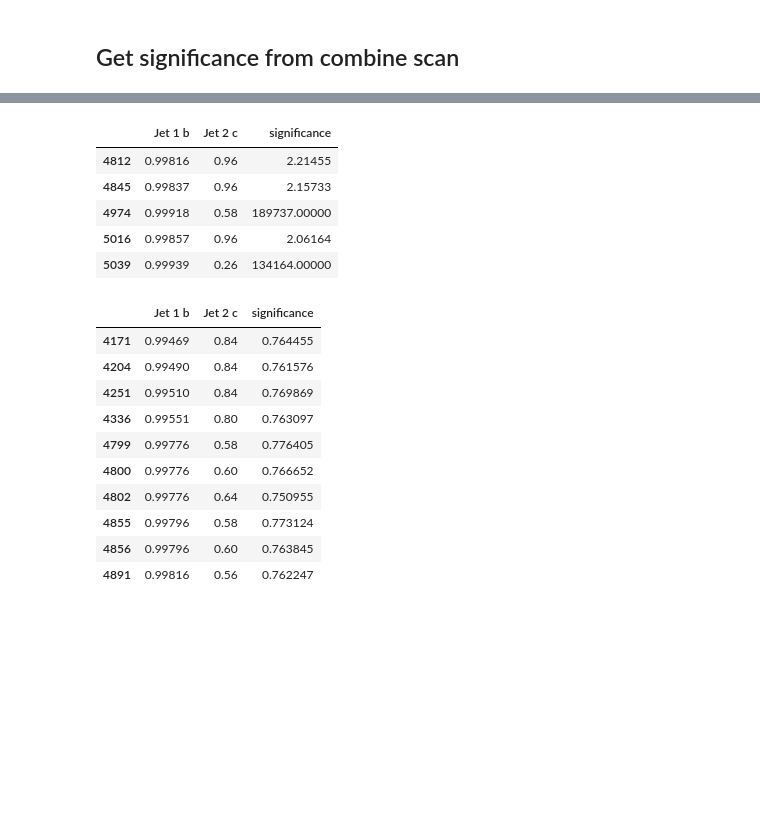
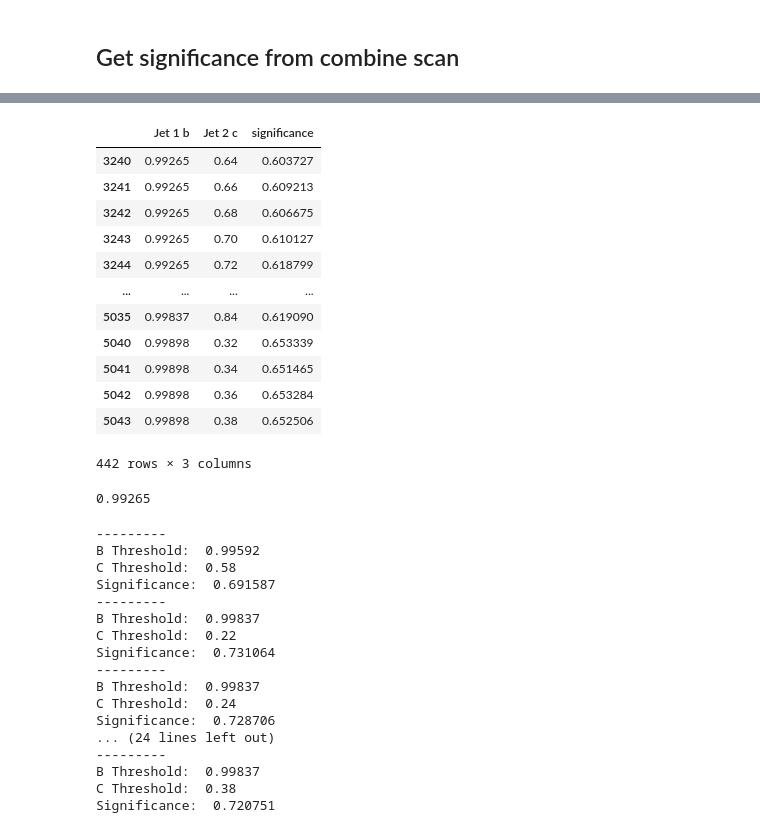
Before and after one commit to Duchstf/VHbb, a Jupyter notebook: combine/combine_scan_Oct42023/scan_plot.ipynb, the cells around one changed output, grey strips where cells are left out. Drawn from its saved outputs; the diff is of its cells as text; code cells hidden in the pictures; blank space fills up the shorter version.

```diff
--- a/combine/combine_scan_Oct42023/scan_plot.ipynb
+++ b/combine/combine_scan_Oct42023/scan_plot.ipynb
@@ -119,29 +130,52 @@ plt.xlim([0.02,1])
 # %%
 d = {'Jet 1 b': ddb, 'Jet 2 c': ddc, 'significance':sign}
 df = pd.DataFrame(data=d)
+# %%
+df['significance']
+# %% [output]
+|  | Jet 1 b | Jet 2 c | significance |
+| 3240 | 0.99265 | 0.64 | 0.603727 |
+| 3241 | 0.99265 | 0.66 | 0.609213 |
+| 3242 | 0.99265 | 0.68 | 0.606675 |
+| 3243 | 0.99265 | 0.70 | 0.610127 |
+| 3244 | 0.99265 | 0.72 | 0.618799 |
+| ... | ... | ... | ... |
+| 5035 | 0.99837 | 0.84 | 0.619090 |
+| 5040 | 0.99898 | 0.32 | 0.653339 |
+| 5041 | 0.99898 | 0.34 | 0.651465 |
+| 5042 | 0.99898 | 0.36 | 0.653284 |
+| 5043 | 0.99898 | 0.38 | 0.652506 |
+442 rows × 3 columns
+# %%
+df_print.iloc[0]['Jet 1 b']
+# %% [output]
+0.99265
 # %%
-df[(df['significance'] > 2)]
+df_print = df[(df['significance'] > 0.69)]
+
+for i in range(len(df_print)):
+    print("---------")
+    print("B Threshold: ",df_print.iloc[i]['Jet 1 b'])
+    print("C Threshold: ", df_print.iloc[i]['Jet 2 c'])
+    print("Significance: ", df_print.iloc[i]['significance'])
 # %% [output]
-|  | Jet 1 b | Jet 2 c | significance |
-| 4812 | 0.99816 | 0.96 | 2.21455 |
-| 4845 | 0.99837 | 0.96 | 2.15733 |
-| 4974 | 0.99918 | 0.58 | 189737.00000 |
-| 5016 | 0.99857 | 0.96 | 2.06164 |
-| 5039 | 0.99939 | 0.26 | 134164.00000 |
+---------
+B Threshold:  0.99592
+C Threshold:  0.58
+Significance:  0.691587
+---------
+B Threshold:  0.99837
+C Threshold:  0.22
+Significance:  0.731064
+---------
+B Threshold:  0.99837
+C Threshold:  0.24
+Significance:  0.728706
+... (24 lines left out)
+---------
+B Threshold:  0.99837
+C Threshold:  0.38
+Significance:  0.720751
-# %%
-df[(df['significance'] > 0.75) & (df['significance'] < 2)]
-# %% [output]
-|  | Jet 1 b | Jet 2 c | significance |
-| 4171 | 0.99469 | 0.84 | 0.764455 |
-| 4204 | 0.99490 | 0.84 | 0.761576 |
-| 4251 | 0.99510 | 0.84 | 0.769869 |
-| 4336 | 0.99551 | 0.80 | 0.763097 |
-| 4799 | 0.99776 | 0.58 | 0.776405 |
-| 4800 | 0.99776 | 0.60 | 0.766652 |
-| 4802 | 0.99776 | 0.64 | 0.750955 |
-| 4855 | 0.99796 | 0.58 | 0.773124 |
-| 4856 | 0.99796 | 0.60 | 0.763845 |
-| 4891 | 0.99816 | 0.56 | 0.762247 |
 # %%
 #Define the working points (for 2017 only)
 Xbb_points = [0.9105, 0.9714, 0.9870]
```
Also changed, not shown: parts of 3 cells of this notebook, 57 other files.
